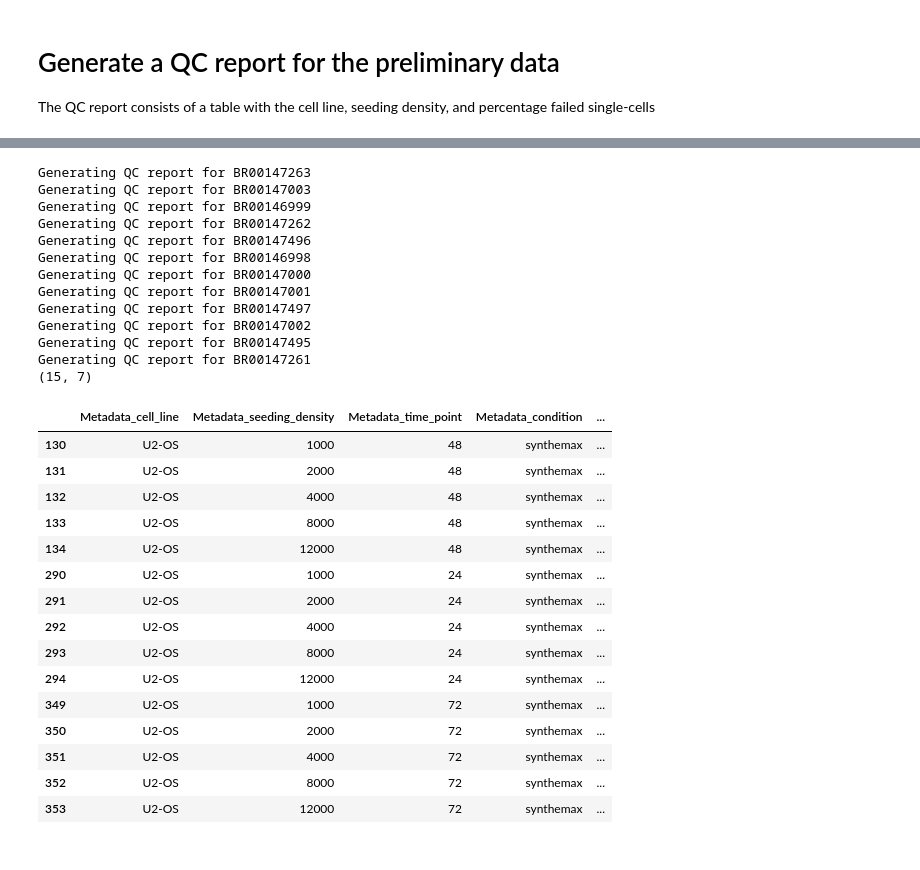
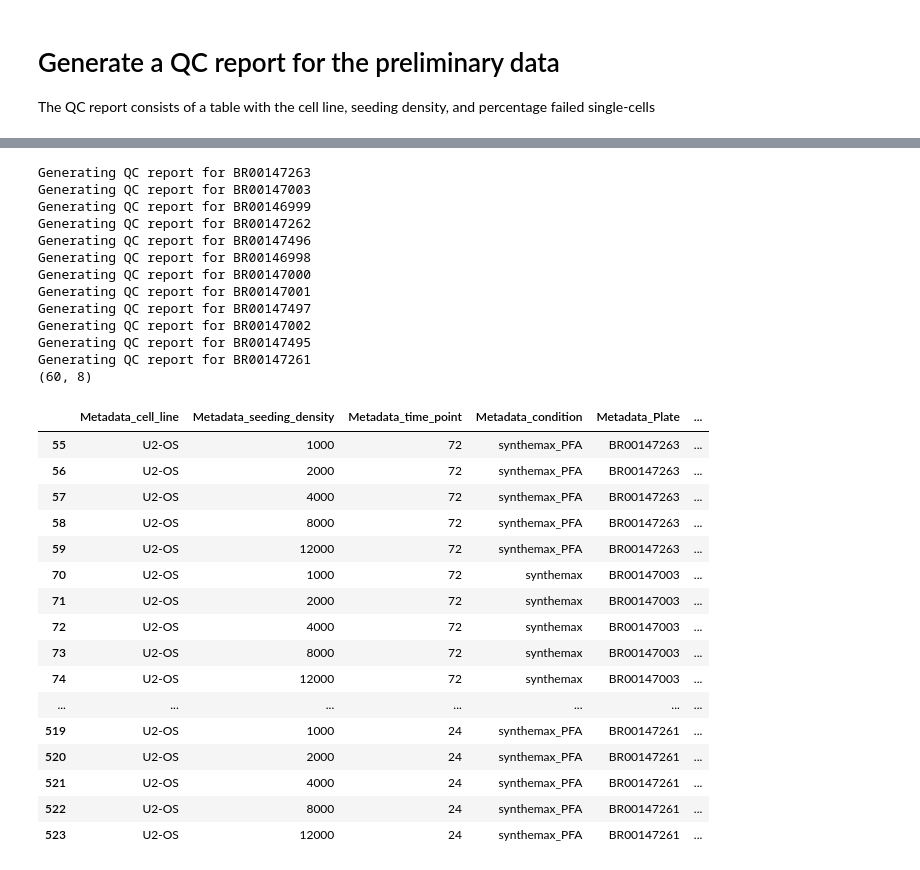
Before and after one commit to WayScience/pediatric_cancer_atlas_profiling, a Jupyter notebook: 3.preprocessing_features/4.sc_qc_report.ipynb, the cells around one changed output, grey strips where cells are left out. Drawn from its saved outputs; the diff is of its cells as text; code cells hidden in the pictures.

```diff
--- a/3.preprocessing_features/4.sc_qc_report.ipynb
+++ b/3.preprocessing_features/4.sc_qc_report.ipynb
@@ -155,6 +155,7 @@ for plate, info in plate_info_dictionary.items():
                 "Metadata_seeding_density",
                 "Metadata_time_point",
                 "Metadata_condition",
+                "Metadata_Plate",
             ]
         )
         .agg(
@@ -169,47 +170,48 @@ for plate, info in plate_info_dictionary.items():
     failure_stats["percentage_failing_cells"] *= 100
 
     # Append to list
     qc_report_list.append(failure_stats)
 
 # Concatenate all reports into a single DataFrame
 qc_report_df = pd.concat(qc_report_list, ignore_index=True)
 
 # Save QC report as parquet file
 qc_report_df.to_parquet(pathlib.Path(f"{output_dir}/{round_id}_qc_report.parquet"))
 
 # Filter the QC report to only include rows for a cell line
 filter_qc_report_df = qc_report_df[qc_report_df["Metadata_cell_line"] == "U2-OS"]
 
 # Display filtered QC report info
 print(filter_qc_report_df.shape)
 filter_qc_report_df
 # %% [output]
 Generating QC report for BR00147263
 Generating QC report for BR00147003
 Generating QC report for BR00146999
 Generating QC report for BR00147262
 Generating QC report for BR00147496
 Generating QC report for BR00146998
 Generating QC report for BR00147000
 Generating QC report for BR00147001
 Generating QC report for BR00147497
 Generating QC report for BR00147002
 Generating QC report for BR00147495
 Generating QC report for BR00147261
-(15, 7)
+(60, 8)
-|  | Metadata_cell_line | Metadata_seeding_density | Metadata_time_point | Metadata_condition | ... |
-| 130 | U2-OS | 1000 | 48 | synthemax | ... |
-| 131 | U2-OS | 2000 | 48 | synthemax | ... |
-| 132 | U2-OS | 4000 | 48 | synthemax | ... |
-| 133 | U2-OS | 8000 | 48 | synthemax | ... |
-| 134 | U2-OS | 12000 | 48 | synthemax | ... |
-| 290 | U2-OS | 1000 | 24 | synthemax | ... |
-| 291 | U2-OS | 2000 | 24 | synthemax | ... |
-| 292 | U2-OS | 4000 | 24 | synthemax | ... |
-| 293 | U2-OS | 8000 | 24 | synthemax | ... |
-| 294 | U2-OS | 12000 | 24 | synthemax | ... |
-| 349 | U2-OS | 1000 | 72 | synthemax | ... |
-| 350 | U2-OS | 2000 | 72 | synthemax | ... |
-| 351 | U2-OS | 4000 | 72 | synthemax | ... |
-| 352 | U2-OS | 8000 | 72 | synthemax | ... |
-| 353 | U2-OS | 12000 | 72 | synthemax | ... |
+|  | Metadata_cell_line | Metadata_seeding_density | Metadata_time_point | Metadata_condition | Metadata_Plate | ... |
+| 55 | U2-OS | 1000 | 72 | synthemax_PFA | BR00147263 | ... |
+| 56 | U2-OS | 2000 | 72 | synthemax_PFA | BR00147263 | ... |
+| 57 | U2-OS | 4000 | 72 | synthemax_PFA | BR00147263 | ... |
+| 58 | U2-OS | 8000 | 72 | synthemax_PFA | BR00147263 | ... |
+| 59 | U2-OS | 12000 | 72 | synthemax_PFA | BR00147263 | ... |
+| 70 | U2-OS | 1000 | 72 | synthemax | BR00147003 | ... |
+| 71 | U2-OS | 2000 | 72 | synthemax | BR00147003 | ... |
+| 72 | U2-OS | 4000 | 72 | synthemax | BR00147003 | ... |
+| 73 | U2-OS | 8000 | 72 | synthemax | BR00147003 | ... |
+| 74 | U2-OS | 12000 | 72 | synthemax | BR00147003 | ... |
+| ... | ... | ... | ... | ... | ... | ... |
+| 519 | U2-OS | 1000 | 24 | synthemax_PFA | BR00147261 | ... |
+| 520 | U2-OS | 2000 | 24 | synthemax_PFA | BR00147261 | ... |
+| 521 | U2-OS | 4000 | 24 | synthemax_PFA | BR00147261 | ... |
+| 522 | U2-OS | 8000 | 24 | synthemax_PFA | BR00147261 | ... |
+| 523 | U2-OS | 12000 | 24 | synthemax_PFA | BR00147261 | ... |
```
Also changed, not shown: 37 other files.
